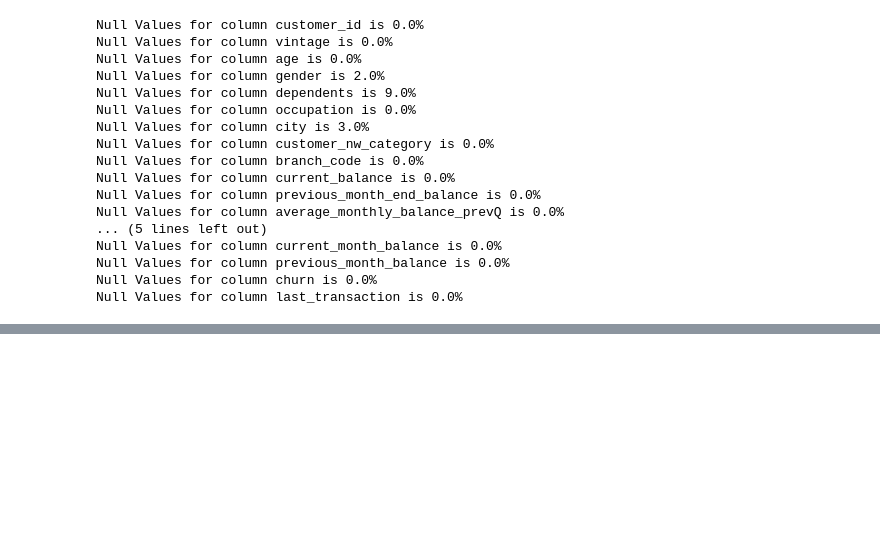
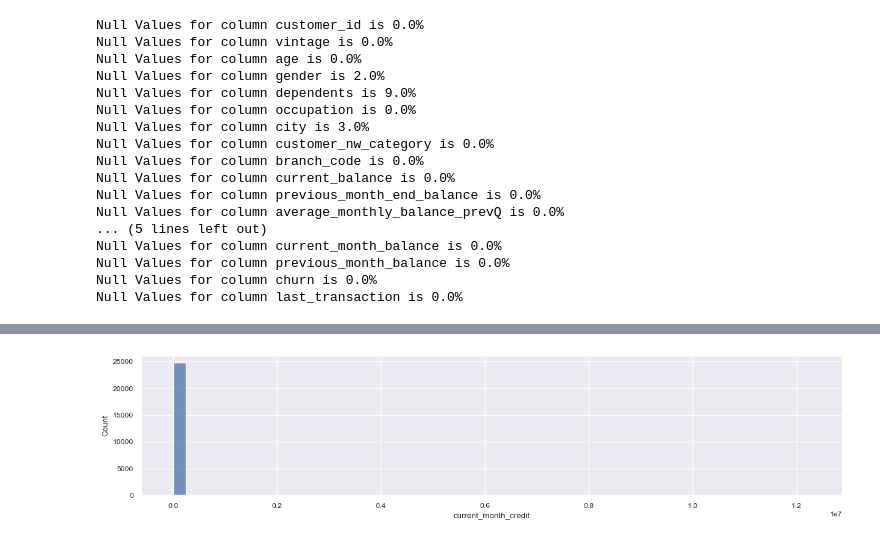
Before and after one commit to ryanlacsamana/Bank_Customer_Churn_Prediction, a Jupyter notebook: bank_customer_churn_prediction.ipynb, the cells around one changed output, grey strips where cells are left out. Drawn from its saved outputs; the diff is of its cells as text; code cells hidden in the pictures; blank space fills up the shorter version.

```diff
--- a/bank_customer_churn_prediction.ipynb
+++ b/bank_customer_churn_prediction.ipynb
@@ -133,0 +213,8 @@ Null Values for column last_transaction is 0.0%
+# %%
+fig = plt.subplots(1,1, figsize=(15,3))
+
+sns.histplot(data=df, x='current_month_credit', bins=50, multiple='dodge')
+
+plt.show()
+# %% [output]
+[figure, added]
```
Also changed, not shown: parts of 28 cells of this notebook.
